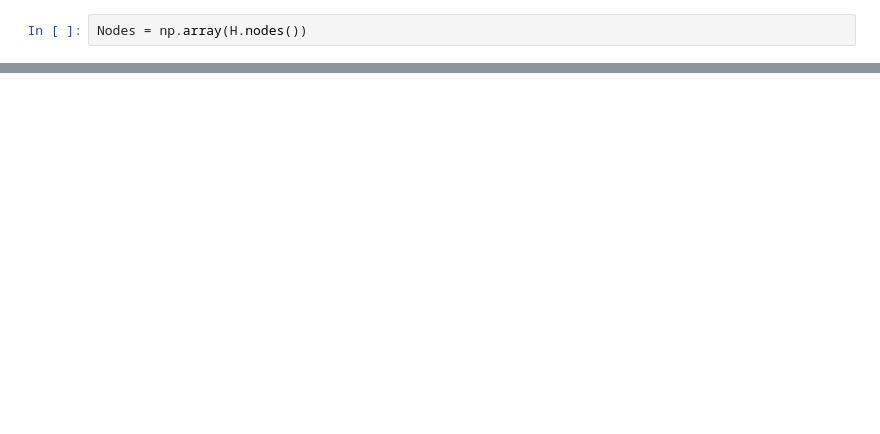
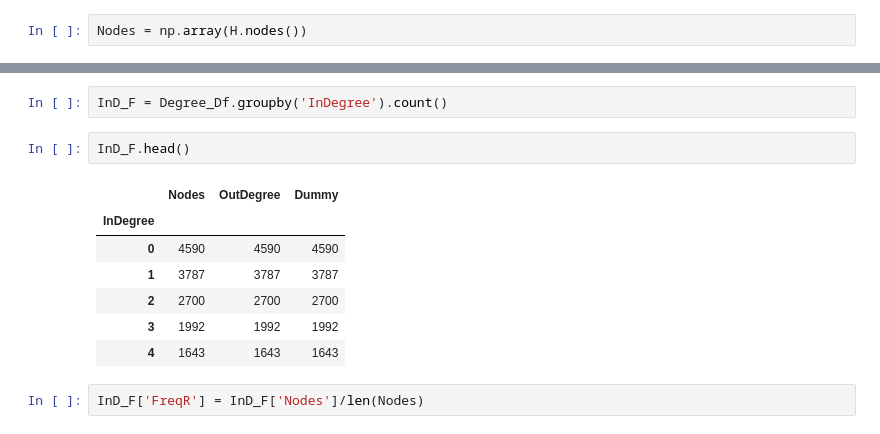
Before and after one commit to mohity5/Practice_NetworkAnalysis_Airports, a Jupyter notebook: basics.ipynb, the cells around one changed output, grey strips where cells are left out. Saved outputs shown, nothing was run; the diff lists cells and outputs as text; blank space fills up the shorter version.

```diff
--- a/basics.ipynb
+++ b/basics.ipynb
@@ -61,0 +97,14 @@ sns.histplot(In_Deg)
+# %%
+InD_F = Degree_Df.groupby('InDegree').count()
+# %%
+InD_F.head()
+# %% [output]
+|  | Nodes | OutDegree | Dummy |
+| InDegree |  |  |  |
+| 0 | 4590 | 4590 | 4590 |
+| 1 | 3787 | 3787 | 3787 |
+| 2 | 2700 | 2700 | 2700 |
+| 3 | 1992 | 1992 | 1992 |
+| 4 | 1643 | 1643 | 1643 |
+# %%
+InD_F['FreqR'] = InD_F['Nodes']/len(Nodes)
```
Also changed, not shown: parts of 19 cells of this notebook.
